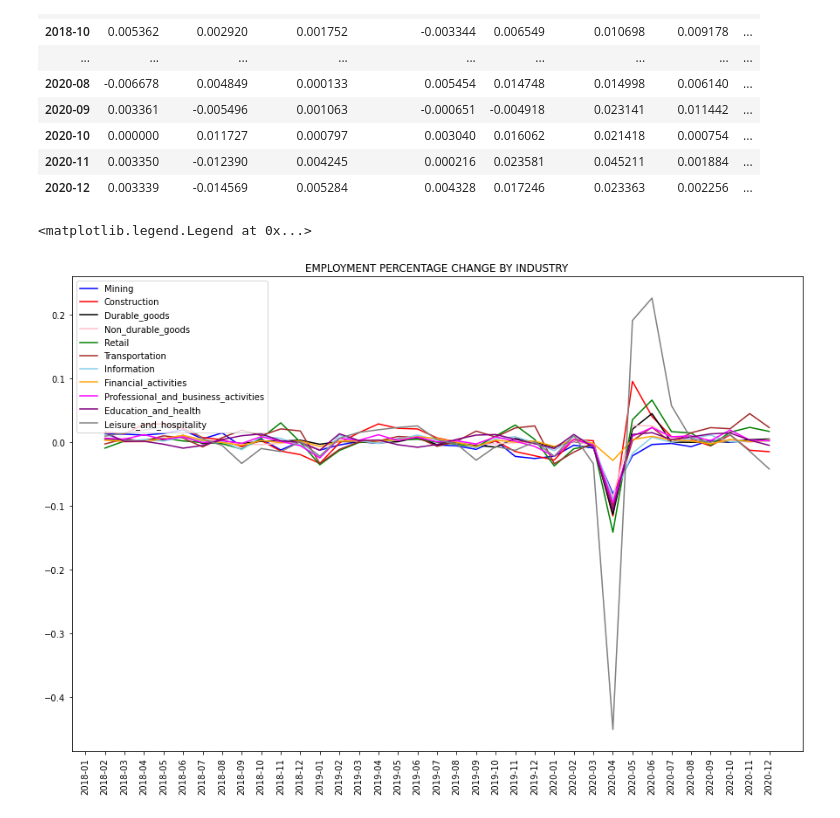
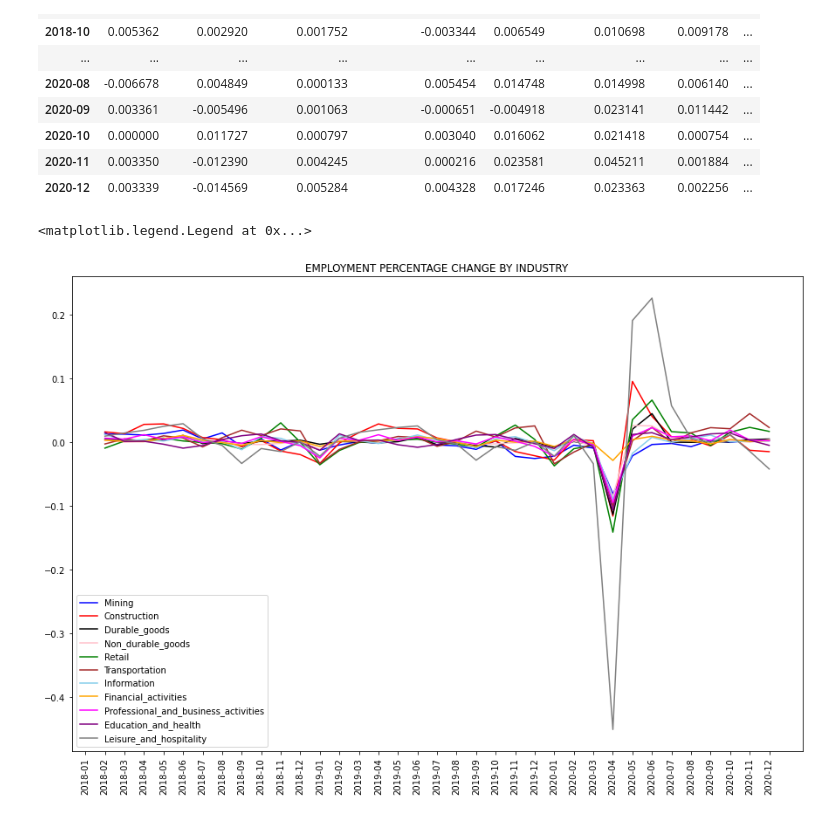
Before and after one commit to Rcidm1994/Project1, a Jupyter notebook: US_Employment.ipynb, the cells around one changed output. Drawn from its saved outputs; the diff is of its cells as text; code cells hidden in the pictures.

Commit message:
Updated plot
Changed legends location

```diff
--- a/US_Employment.ipynb
+++ b/US_Employment.ipynb
@@ -210,20 +210,20 @@ pct_employees
 # %%
 plt.figure(figsize=(15,10))
 plt.plot(pct_employees['Mining'], color='blue', label='Mining')
 plt.plot(pct_employees['Construction'], color='red', label='Construction')
 plt.plot(pct_employees['Durable_goods'], color='black', label='Durable_goods')
 plt.plot(pct_employees['Non_durable_goods'], color='pink', label='Non_durable_goods')
 plt.plot(pct_employees['Retail'], color='green', label='Retail')
 plt.plot(pct_employees['Transportation'], color='brown', label='Transportation')
 plt.plot(pct_employees['Information'], color='skyblue', label='Information')
 plt.plot(pct_employees['Financial_activities'], color='orange', label='Financial_activities')
 plt.plot(pct_employees['Professional_and_business_activities'], color='magenta', label='Professional_and_business_activities')
 plt.plot(pct_employees['Education_and_health'], color='purple', label='Education_and_health')
 plt.plot(pct_employees['Leisure_and_hospitality'], color='gray', label='Leisure_and_hospitality')
 plt.xticks(rotation=90)
 plt.title('EMPLOYMENT PERCENTAGE CHANGE BY INDUSTRY')
 
-plt.legend(loc='upper left')
+plt.legend(loc='best')
 # %% [output]
 <matplotlib.legend.Legend at 0x...>
-[figure, old version]
+[figure, new version]
```
Also changed, not shown: parts of 1 cell of this notebook.
